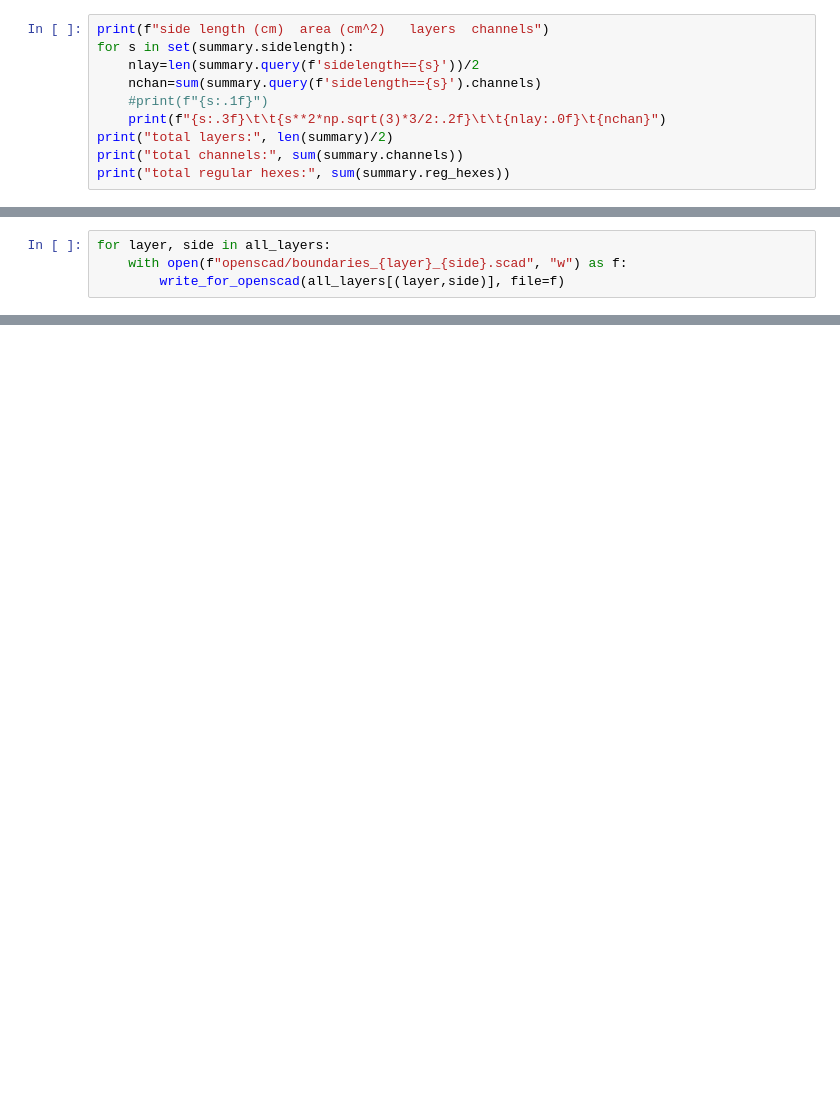
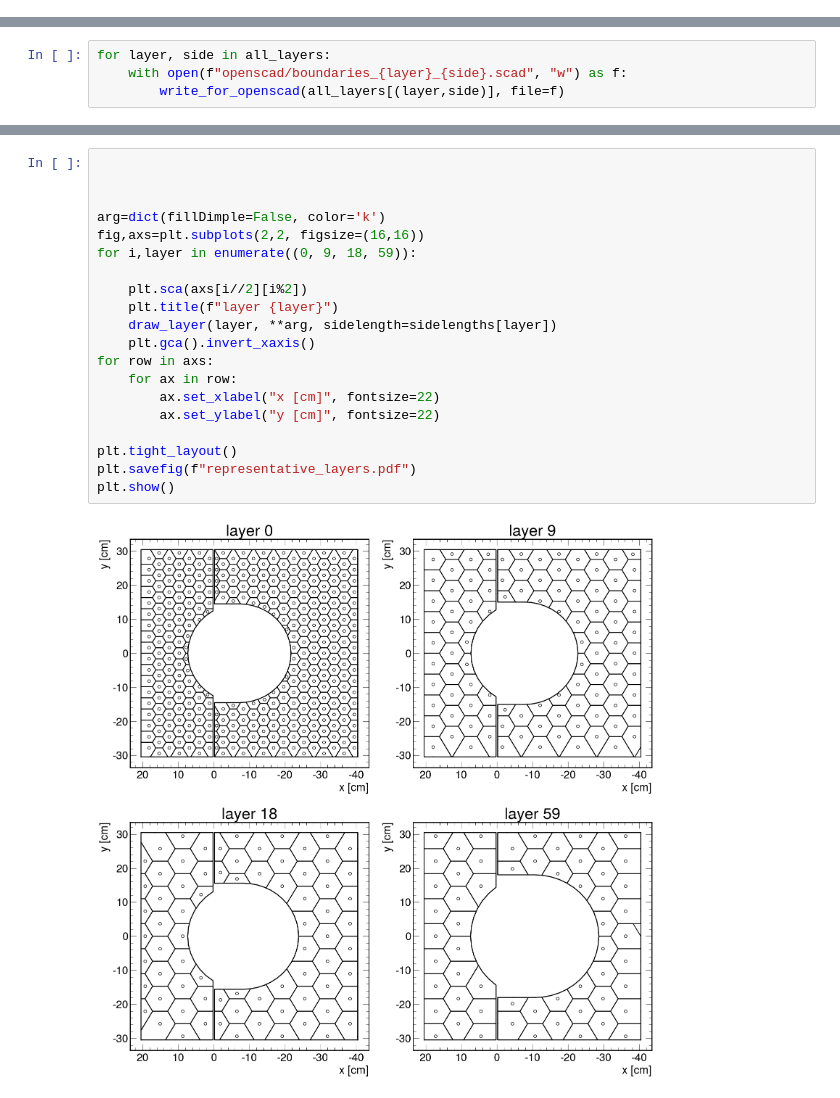
Before and after one commit to sebouh137/staggered_tesselations, a Jupyter notebook: GenerateLayers.ipynb, the cells around one changed output, grey strips where cells are left out. Saved outputs shown, nothing was run; the diff lists cells and outputs as text; blank space fills up the shorter version.

```diff
--- a/GenerateLayers.ipynb
+++ b/GenerateLayers.ipynb
@@ -480,11 +498 @@ for layer in range(len(sidelengths)):
 summary=pd.DataFrame(d)
-# %%
-print(f"side length (cm)  area (cm^2)   layers  channels")
-for s in set(summary.sidelength):
-    nlay=len(summary.query(f'sidelength=={s}'))/2
-    nchan=sum(summary.query(f'sidelength=={s}').channels)
-    #print(f"{s:.1f}")
-    print(f"{s:.3f}\t\t{s**2*np.sqrt(3)*3/2:.2f}\t\t{nlay:.0f}\t{nchan}")
-print("total layers:", len(summary)/2)
-print("total channels:", sum(summary.channels))
-print("total regular hexes:", sum(summary.reg_hexes))
@@ -530,0 +702,22 @@ beampipe0.holeX(59)
+# %%
+
+
+
+arg=dict(fillDimple=False, color='k')
+fig,axs=plt.subplots(2,2, figsize=(16,16))
+for i,layer in enumerate((0, 9, 18, 59)):
+
+    plt.sca(axs[i//2][i%2])
+    plt.title(f"layer {layer}")
+    draw_layer(layer, **arg, sidelength=sidelengths[layer])
+    plt.gca().invert_xaxis()
+for row in axs:
+    for ax in row:
+        ax.set_xlabel("x [cm]", fontsize=22)
+        ax.set_ylabel("y [cm]", fontsize=22)
+
+plt.tight_layout()
+plt.savefig(f"representative_layers.pdf")
+plt.show()
+# %% [output]
+[figure, added]
```
Also changed, not shown: parts of 32 cells of this notebook, 2 other files.
